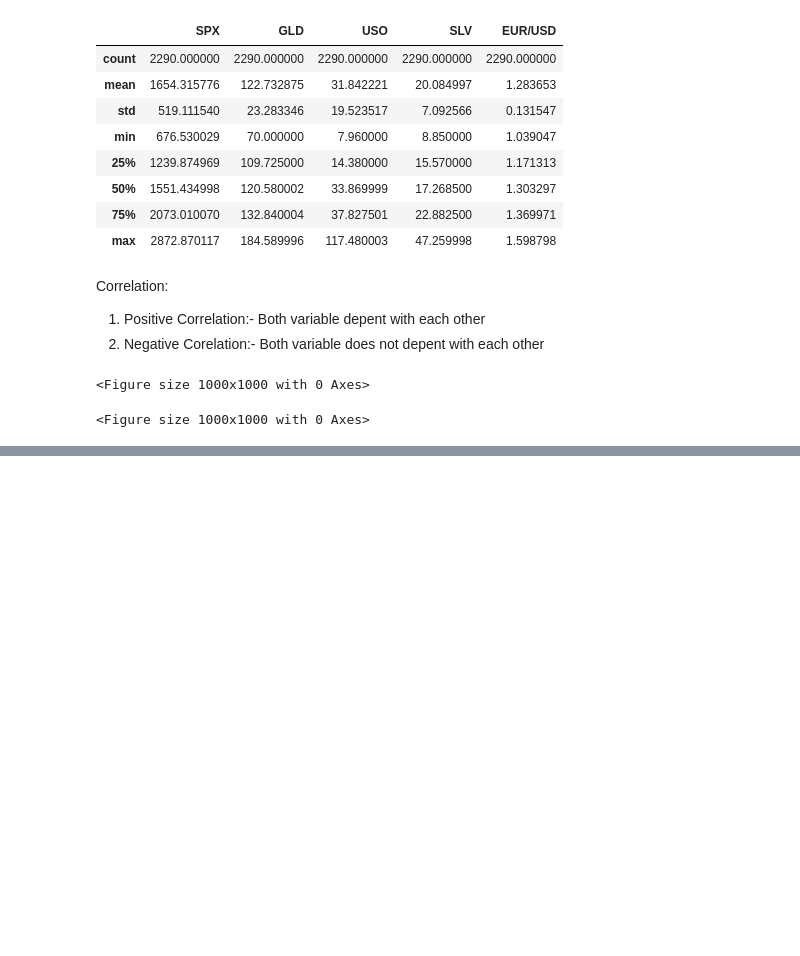
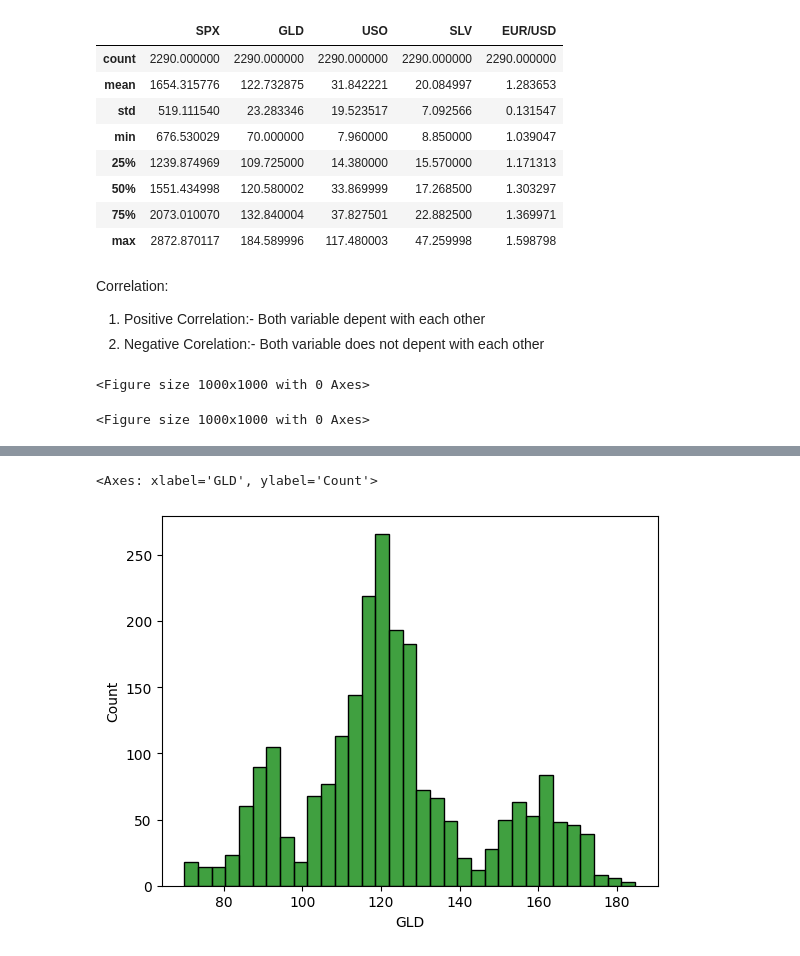
Before and after one commit to abhishektyagi2912/Gold-Price-Prediction, a Jupyter notebook: model.ipynb, the cells around one changed output, grey strips where cells are left out. Cells and saved outputs as stored; diff of their text form; code cells hidden in the pictures; blank space fills up the shorter version.

```diff
--- a/model.ipynb
+++ b/model.ipynb
@@ -93,0 +109,7 @@ plt.figure(figsize=(10,10))
+# %%
+## checking the distribution of the GLD Price
+# sns.distplot(model['GLD'],color='green')  ##this is depricated function
+sns.histplot(model['GLD'],color='green')
+# %% [output]
+<Axes: xlabel='GLD', ylabel='Count'>
+[figure, added]
```
Also changed, not shown: parts of 2 cells of this notebook.
